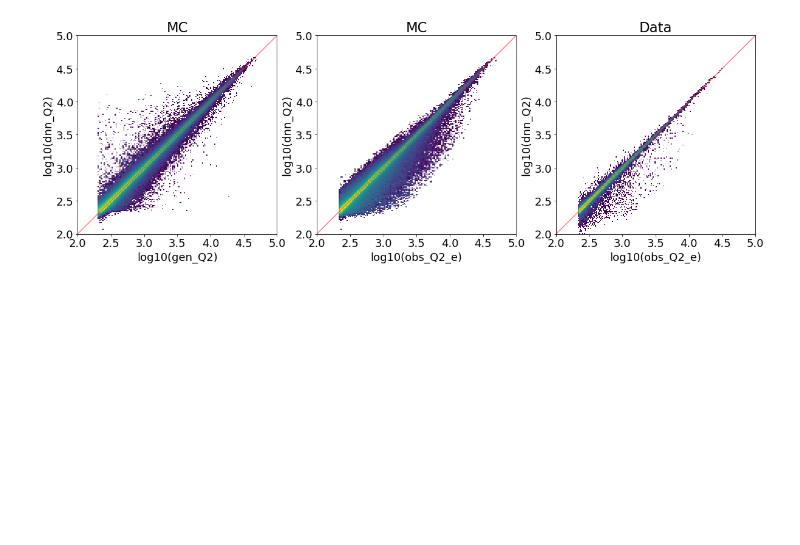
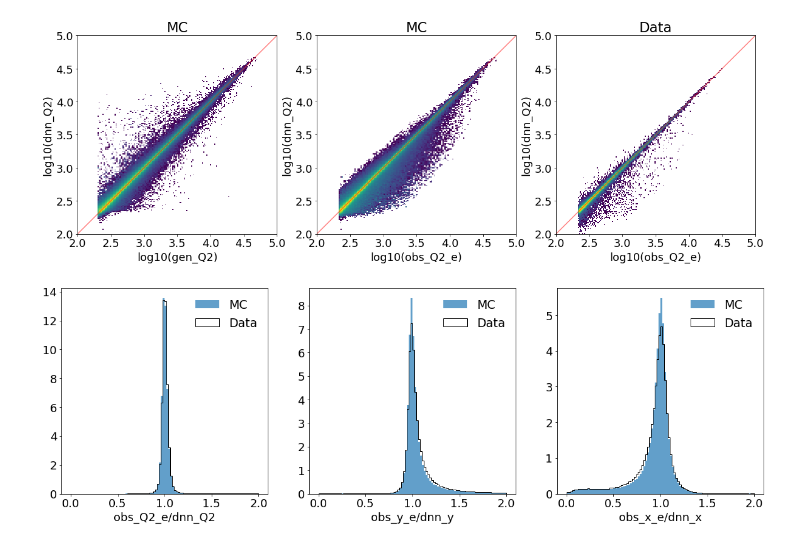
Before and after one commit to owen234/h1-analysis, a Jupyter notebook: data-mc-comparisons-v1.ipynb, the cells around one changed output. Cells and saved outputs as stored; diff of their text form; code cells hidden in the pictures; blank space fills up the shorter version.

```diff
--- a/data-mc-comparisons-v1.ipynb
+++ b/data-mc-comparisons-v1.ipynb
@@ -631,3 +631,36 @@ plt.savefig( '%s/dis-log10Q2-2d.png' % plots_dir, bbox_inches='tight' )
 plt.show()
 # %% [output]
 [figure]
+# %%
+fig,ax = plt.subplots(1,3,figsize=(20,6))
+
+xmin = 0
+xmax = 2
+
+nbins=100
+
+ax[0].hist( mc_pdf['obs_Q2_e']/mc_pdf['dnn_Q2'], bins=nbins, range=[xmin,xmax], weights=mc_pdf['wgt'], label='MC', density=True, alpha=myalpha )
+ax[0].hist( data_pdf['obs_Q2_e']/data_pdf['dnn_Q2'], bins=nbins, range=[xmin,xmax], histtype='step', color='black', label='Data', density=True )
+
+ax[1].hist( mc_pdf['obs_y_DA']/mc_pdf['dnn_y'], bins=nbins, range=[xmin,xmax], weights=mc_pdf['wgt'], label='MC', density=True, alpha=myalpha )
+ax[1].hist( data_pdf['obs_y_DA']/data_pdf['dnn_y'], bins=nbins, range=[xmin,xmax], histtype='step', color='black', label='Data', density=True )
+
+
+ax[2].hist( mc_pdf['obs_x_DA']/mc_pdf['dnn_x'], bins=nbins, range=[xmin,xmax], weights=mc_pdf['wgt'], label='MC', density=True, alpha=myalpha )
+ax[2].hist( data_pdf['obs_x_DA']/data_pdf['dnn_x'], bins=nbins, range=[xmin,xmax], histtype='step', color='black', label='Data', density=True )
+
+
+ax[0].set_xlabel('obs_Q2_e/dnn_Q2')
+ax[1].set_xlabel('obs_y_e/dnn_y')
+ax[2].set_xlabel('obs_x_e/dnn_x')
+
+ax[0].legend(loc='best')
+ax[1].legend(loc='best')
+ax[2].legend(loc='best')
+
+plt.savefig( '%s/Q2yx-ratio-hists.pdf' % plots_dir, bbox_inches='tight' )
+plt.savefig( '%s/Q2yx-ratio-hists.png' % plots_dir, bbox_inches='tight' )
+
+plt.show()
+# %% [output]
+[figure, added]
```
Also changed, not shown: parts of 2 cells of this notebook, 1 other file.
